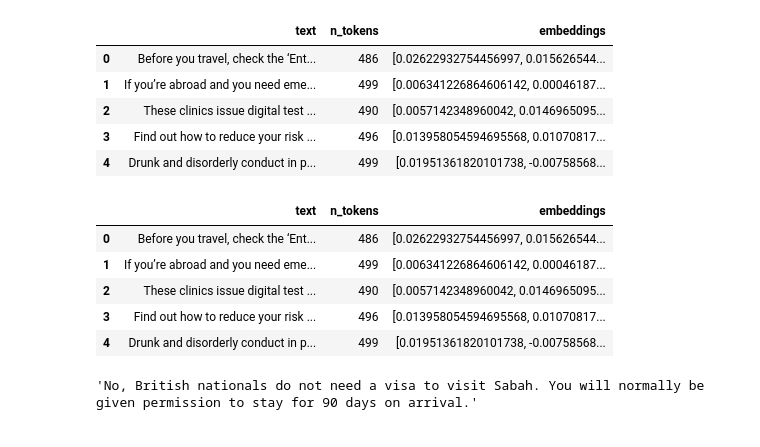
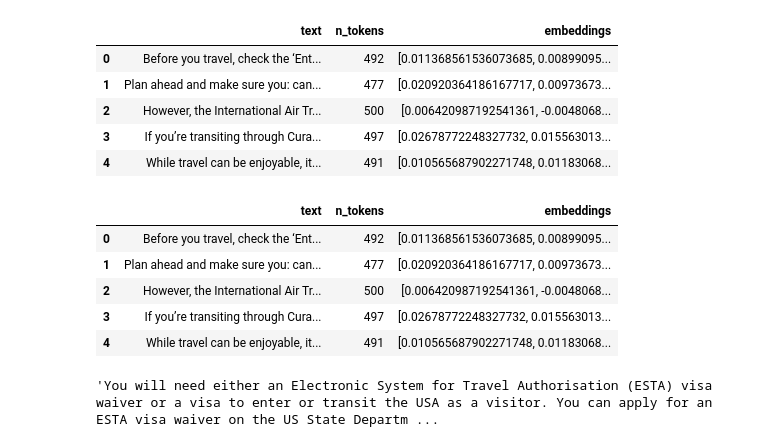
Before and after one commit to stuhow/question_answer_project, a Jupyter notebook: Web Q&A prototyping.ipynb, the cells around one changed output. Saved outputs shown, nothing was run; the diff lists cells and outputs as text; code cells hidden in the pictures.

```diff
--- a/Web Q&A prototyping.ipynb
+++ b/Web Q&A prototyping.ipynb
@@ -189,20 +201,19 @@ df.n_tokens.hist()
 # %%
 import openai
 
 openai.api_key = os.getenv("OPENAI_API_KEY")
-openai.api_key = "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"
 
 df['embeddings'] = df.text.apply(lambda x: openai.Embedding.create(input=x, engine='text-embedding-ada-002')['data'][0]['embedding'])
 
 df.to_csv('processed/embeddings.csv')
 df.head()
 # %% [output]
 |  | text | n_tokens | embeddings |
-| 0 | Before you travel, check the ‘Ent... | 486 | [0.02622932754456997, 0.015626544... |
-| 1 | If you’re abroad and you need eme... | 499 | [0.006341226864606142, 0.00046187... |
-| 2 | These clinics issue digital test ... | 490 | [0.0057142348960042, 0.0146965095... |
-| 3 | Find out how to reduce your risk ... | 496 | [0.013958054594695568, 0.01070817... |
-| 4 | Drunk and disorderly conduct in p... | 499 | [0.01951361820101738, -0.00758568... |
+| 0 | Before you travel, check the ‘Ent... | 492 | [0.011368561536073685, 0.00899095... |
+| 1 | Plan ahead and make sure you: can... | 477 | [0.020920364186167717, 0.00973673... |
+| 2 | However, the International Air Tr... | 500 | [0.006420987192541361, -0.0048068... |
+| 3 | If you’re transiting through Cura... | 497 | [0.02678772248327732, 0.015563013... |
+| 4 | While travel can be enjoyable, it... | 491 | [0.010565687902271748, 0.01183068... |
 # %%
 import numpy as np
 from openai.embeddings_utils import distances_from_embeddings
@@ -213,11 +224,11 @@ df['embeddings'] = df['embeddings'].apply(eval).apply(np.array)
 df.head()
 # %% [output]
 |  | text | n_tokens | embeddings |
-| 0 | Before you travel, check the ‘Ent... | 486 | [0.02622932754456997, 0.015626544... |
-| 1 | If you’re abroad and you need eme... | 499 | [0.006341226864606142, 0.00046187... |
-| 2 | These clinics issue digital test ... | 490 | [0.0057142348960042, 0.0146965095... |
-| 3 | Find out how to reduce your risk ... | 496 | [0.013958054594695568, 0.01070817... |
-| 4 | Drunk and disorderly conduct in p... | 499 | [0.01951361820101738, -0.00758568... |
+| 0 | Before you travel, check the ‘Ent... | 492 | [0.011368561536073685, 0.00899095... |
+| 1 | Plan ahead and make sure you: can... | 477 | [0.020920364186167717, 0.00973673... |
+| 2 | However, the International Air Tr... | 500 | [0.006420987192541361, -0.0048068... |
+| 3 | If you’re transiting through Cura... | 497 | [0.02678772248327732, 0.015563013... |
+| 4 | While travel can be enjoyable, it... | 491 | [0.010565687902271748, 0.01183068... |
 # %%
 def create_context(
     question, df, max_len=1800, size="ada"
@@ -293,6 +304,6 @@ def answer_question(
         print(e)
         return ""
 # %%
-answer_question(df, question="Do I need a visa to visit Sabah?")
+answer_question(df, question="How do I apply for a visa for the USA?")
 # %% [output]
-'No, British nationals do not need a visa to visit Sabah. You will normally be given permission to stay for 90 days on arrival.'
+'You will need either an Electronic System for Travel Authorisation (ESTA) visa waiver or a visa to enter or transit the USA as a visitor. You can apply for an ESTA visa waiver on the US State Departm ...
```
Also changed, not shown: parts of 4 cells of this notebook.
